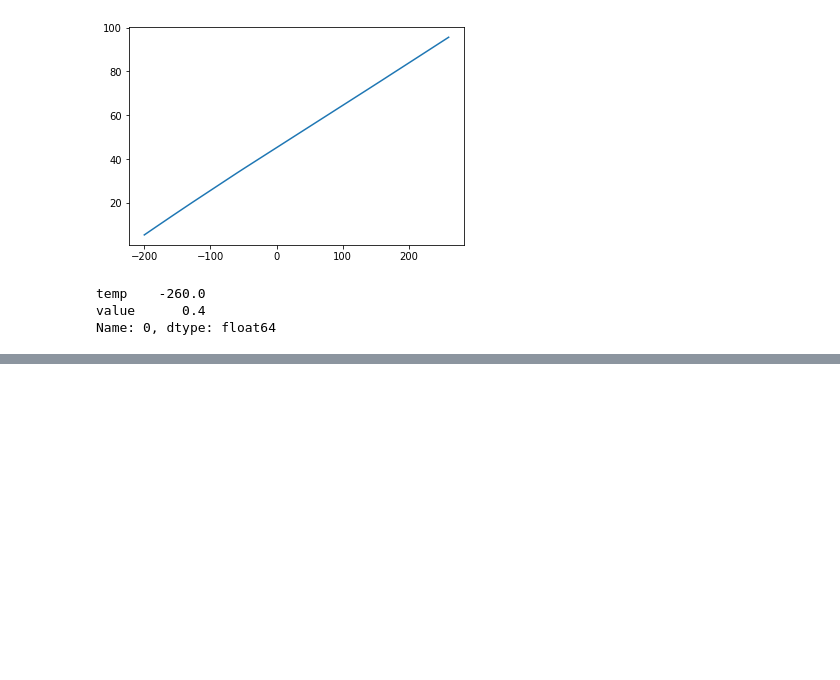
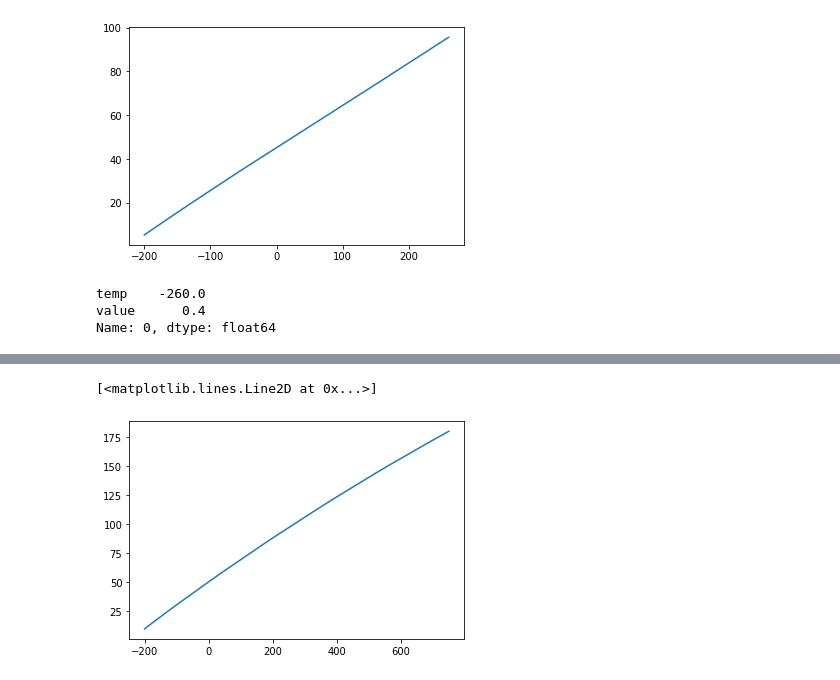
Before and after one commit to Marik28/dissertation, a Jupyter notebook: src/notebooks/Парсинг термометров сопротивления.ipynb, the cells around one changed output, grey strips where cells are left out. Cells and saved outputs as stored; diff of their text form; code cells hidden in the pictures; blank space fills up the shorter version.

```diff
--- a/src/notebooks/Нестандартизированные термометры сопротивления.ipynb
+++ b/src/notebooks/Парсинг термометров сопротивления.ipynb
@@ -122,0 +151,14 @@ Name: 0, dtype: float64
+# %%
+# Pt50
+r0 = 50
+A = 3.9083e-3
+B = -5.775e-7
+C = -4.183e-12
+temperatures = [i for i in range(-200, 751)]
+resistances = map(lambda x: round(x, 2), [r0 * (1 + A*t + B*t**2 + C*(t-100) * t**3) if t <= 0 else r0*(1 + A*t + B*t**2) for t in temperatures])
+df = pd.DataFrame({"temp": temperatures, "value": resistances})
+# %%
+plt.plot(df["temp"], df["value"])
+# %% [output]
+[<matplotlib.lines.Line2D at 0x...>]
+[figure, added]
```
Also changed, not shown: parts of 6 cells of this notebook, 12 other files.
